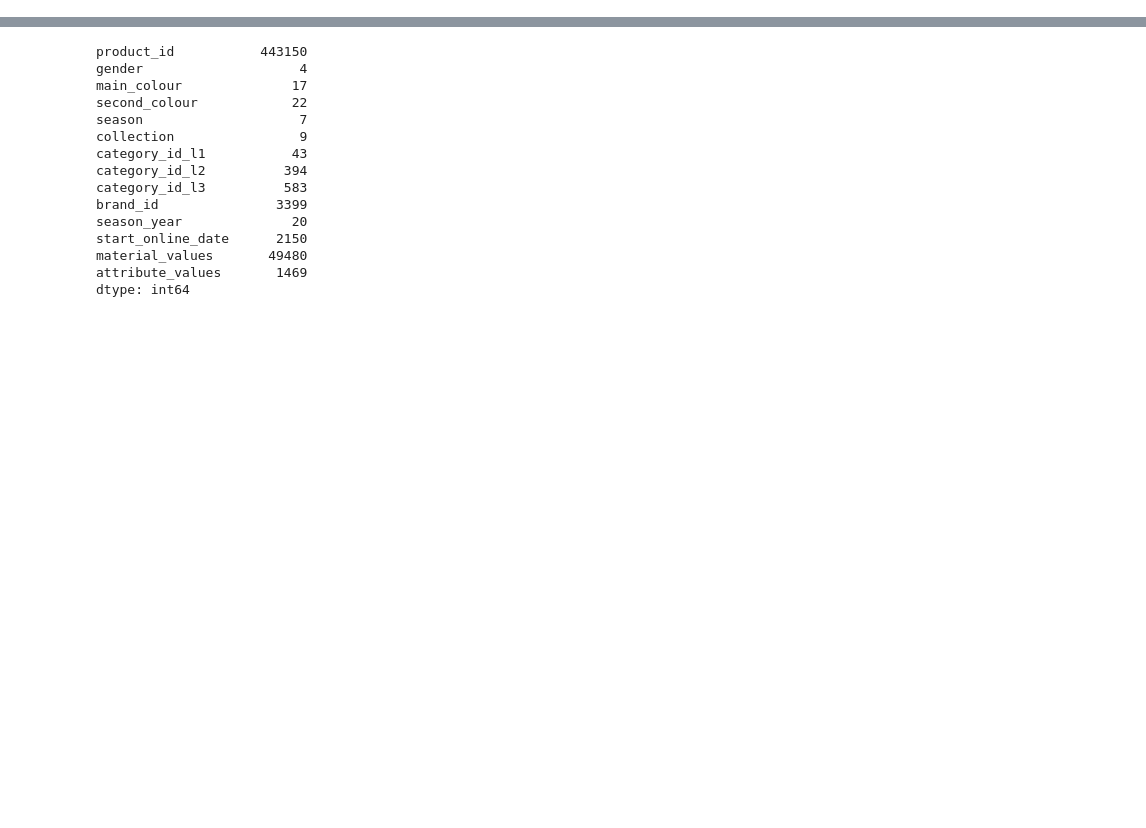
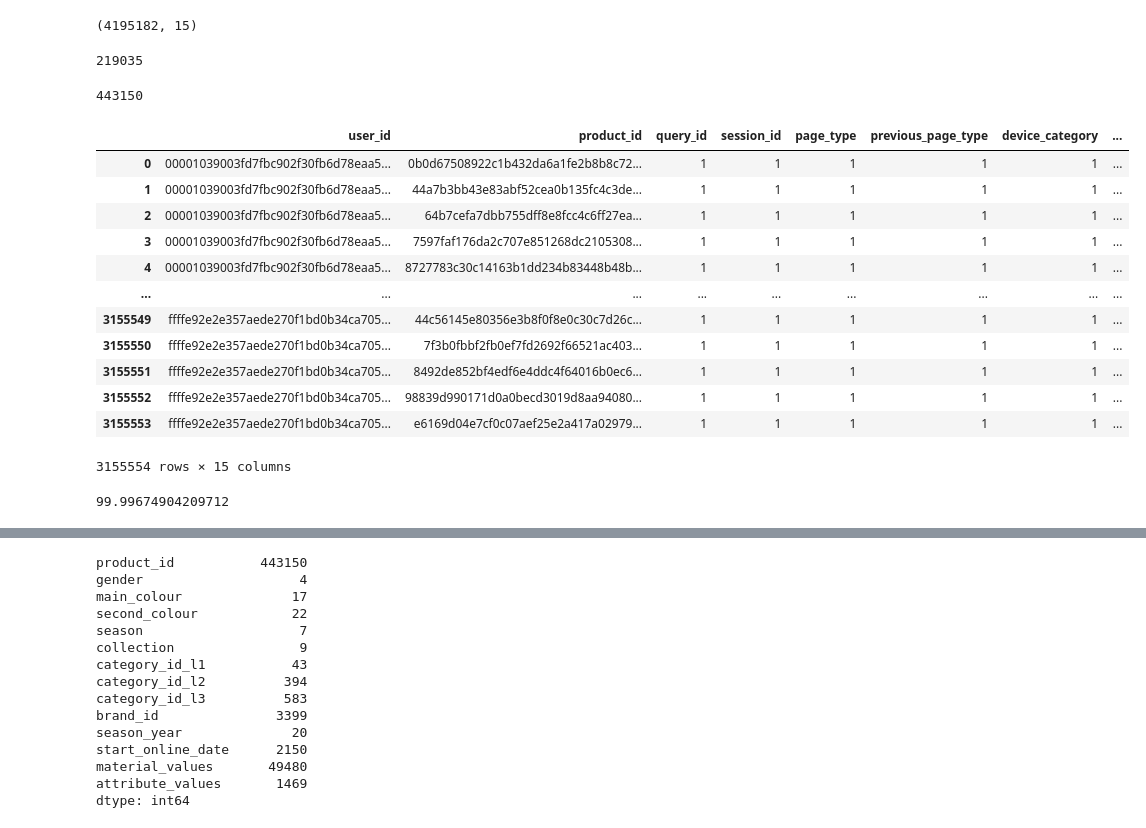
Before and after one commit to heitor57/fashion-rss, a Jupyter notebook: data_exploration_2.ipynb, the cells around one changed output, grey strips where cells are left out. Cells and saved outputs as stored; diff of their text form; code cells hidden in the pictures; blank space fills up the shorter version.

```diff
--- a/data_exploration_2.ipynb
+++ b/data_exploration_2.ipynb
@@ -15,3 +30,41 @@ attributes_df.head()
 | 2 | 0028022e1ecbbf92f03a1edb9accb58e7... | a8c9cca4c116691f1e331a5058e84f05e... | 0f97dafafa5dc4bb18853ea00776dfcc5... | ca8c396e7422e324d4454a911e0319d07... | 9db35d237f5873f0410d3ca18c0743027... | 4c8006c7e513057a9138641abc2a9e65f... | bb660069187af9e9238d10a742def09bf... | 8d4b33036479822fc696f32e1252b16e5... | ... |
 | 3 | 00433de93d9cb6b08584423a6b54306ab... | a8c9cca4c116691f1e331a5058e84f05e... | 9a446cf5272a0694254db28c796c05840... | ca8c396e7422e324d4454a911e0319d07... | 9db35d237f5873f0410d3ca18c0743027... | a3791e8d85c005b0d9d60d6d3b7e8edd2... | abf367e49718254e068eee51a565fdced... | c71ada9c30cd0210a4bdd2d54172dc7be... | ... |
 | 4 | 009623ea17e53324f8f5a3f45f5b21b9a... | a8c9cca4c116691f1e331a5058e84f05e... | 68b6499cff2b4a31b0927effd65c194c6... | ca8c396e7422e324d4454a911e0319d07... | 9db35d237f5873f0410d3ca18c0743027... | b5beb2ed60981746e0b908797b3d3abb8... | abf367e49718254e068eee51a565fdced... | c71ada9c30cd0210a4bdd2d54172dc7be... | ... |
+# %%
+train_df = dataset.parquet_load(file_name='data_phase1/train.parquet')
+# %%
+validation_df = dataset.parquet_load(file_name='data_phase1/validation.parquet')
+# %%
+full_df = pd.concat([train_df.drop('is_click',axis=1),validation_df],axis=0)
+# %%
+full_df.shape
+# %% [output]
+(4195182, 15)
+# %%
+full_df.user_id.nunique()
+# %% [output]
+219035
+# %%
+attributes_df.product_id.nunique()
+# %% [output]
+443150
+# %%
+full_df.groupby(['user_id','product_id']).count().reset_index()
+# %% [output]
+|  | user_id | product_id | query_id | session_id | page_type | previous_page_type | device_category | ... |
+| 0 | 00001039003fd7fbc902f30fb6d78eaa5... | 0b0d67508922c1b432da6a1fe2b8b8c72... | 1 | 1 | 1 | 1 | 1 | ... |
+| 1 | 00001039003fd7fbc902f30fb6d78eaa5... | 44a7b3bb43e83abf52cea0b135fc4c3de... | 1 | 1 | 1 | 1 | 1 | ... |
+| 2 | 00001039003fd7fbc902f30fb6d78eaa5... | 64b7cefa7dbb755dff8e8fcc4c6ff27ea... | 1 | 1 | 1 | 1 | 1 | ... |
+| 3 | 00001039003fd7fbc902f30fb6d78eaa5... | 7597faf176da2c707e851268dc2105308... | 1 | 1 | 1 | 1 | 1 | ... |
+| 4 | 00001039003fd7fbc902f30fb6d78eaa5... | 8727783c30c14163b1dd234b83448b48b... | 1 | 1 | 1 | 1 | 1 | ... |
+| ... | ... | ... | ... | ... | ... | ... | ... | ... |
+| 3155549 | ffffe92e2e357aede270f1bd0b34ca705... | 44c56145e80356e3b8f0f8e0c30c7d26c... | 1 | 1 | 1 | 1 | 1 | ... |
+| 3155550 | ffffe92e2e357aede270f1bd0b34ca705... | 7f3b0fbbf2fb0ef7fd2692f66521ac403... | 1 | 1 | 1 | 1 | 1 | ... |
+| 3155551 | ffffe92e2e357aede270f1bd0b34ca705... | 8492de852bf4edf6e4ddc4f64016b0ec6... | 1 | 1 | 1 | 1 | 1 | ... |
+| 3155552 | ffffe92e2e357aede270f1bd0b34ca705... | 98839d990171d0a0becd3019d8aa94080... | 1 | 1 | 1 | 1 | 1 | ... |
+| 3155553 | ffffe92e2e357aede270f1bd0b34ca705... | e6169d04e7cf0c07aef25e2a417a02979... | 1 | 1 | 1 | 1 | 1 | ... |
+3155554 rows × 15 columns
+# %%
+(1-3155554/(443150*219035))*100
+# %% [output]
+99.99674904209712
```
Also changed, not shown: parts of 11 cells of this notebook, 6 other files.
